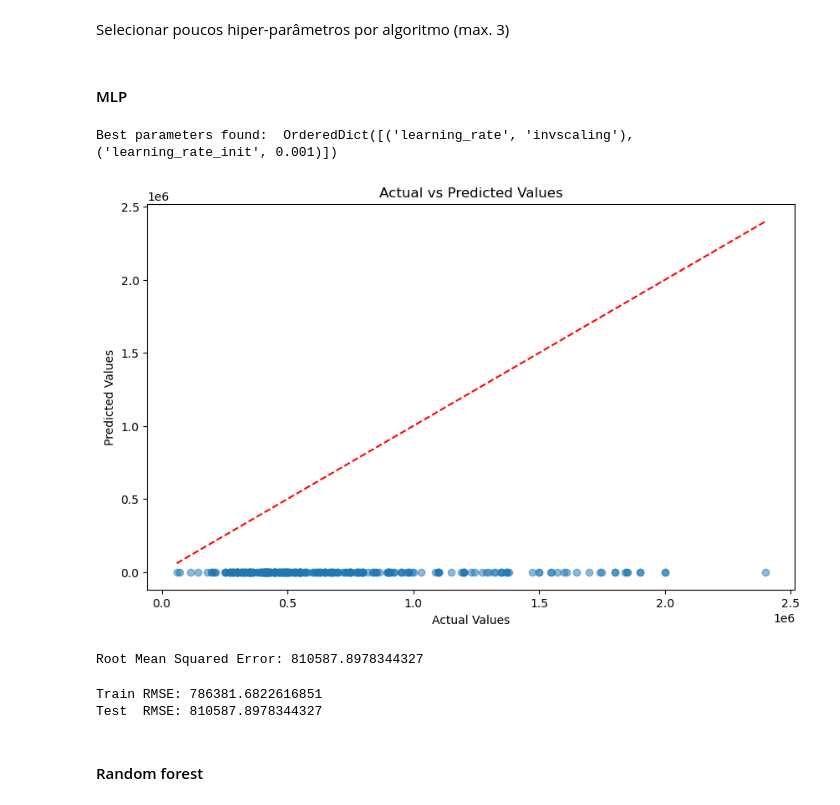
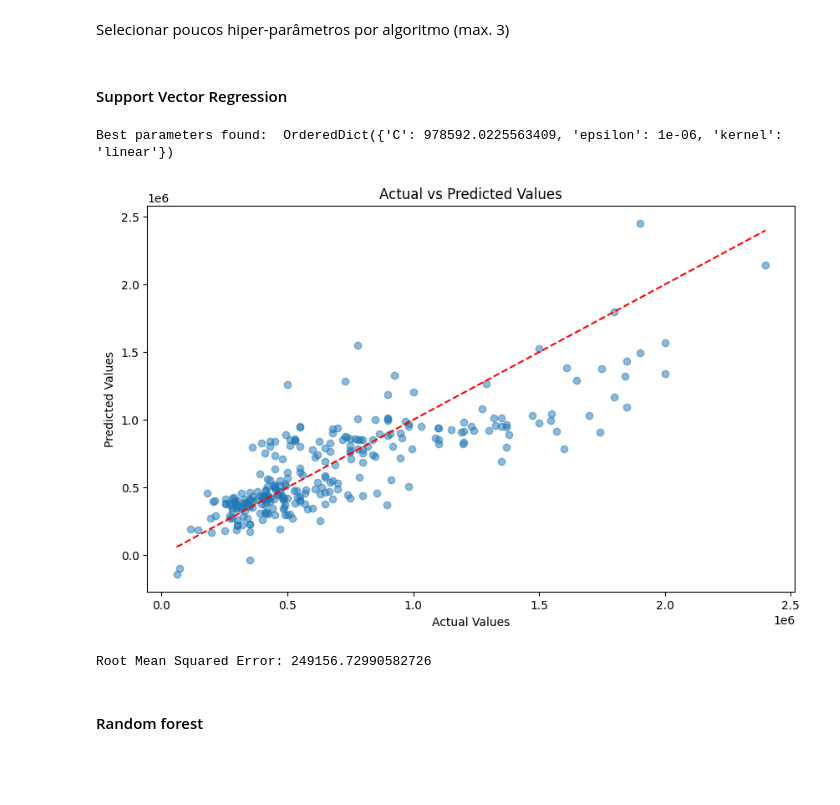
Before and after one commit to DaviMPaiva/scraping, a Jupyter notebook: notebook_analysis/projeto2.ipynb, the cells around one changed output. Drawn from its saved outputs; the diff is of its cells as text; code cells hidden in the pictures; blank space fills up the shorter version.

Commit message:
change in model

```diff
--- a/notebook_analysis/projeto2.ipynb
+++ b/notebook_analysis/projeto2.ipynb
@@ -144,3 +142,6 @@ mlpr = MLPRegressor(hidden_layer_sizes=(1024, 512, 124, 124, 64, 64, 64))
+# %%
+from sklearn.svm import SVR
+svr = SVR()
 # %%
 from sklearn.ensemble  import RandomForestRegressor
 rfr = RandomForestRegressor()
@@ -169,8 +173,8 @@ kfold = KFold(n_splits=5, shuffle=True, random_state=42)
 mse_scorer = make_scorer(mean_squared_error, greater_is_better=False)
 # %% [markdown]
 Selecionar poucos hiper-parâmetros por algoritmo (max. 3)
-# %% [markdown]
-#### MLP
+# %% [markdown]
+#### Support Vector Regression
 # %%
 from sklearn.preprocessing import StandardScaler
 # %%
@@ -181,12 +185,13 @@ X_val_scaled = scaler.transform(X_val)
 X_test_scaled = scaler.transform(X_test)
 
 search_space = {
-    'learning_rate':["constant", "invscaling", "adaptive"],
-    'learning_rate_init':[0.01, 0.001, 0.0001]
+    'C': (1e-6, 1e+6, 'log-uniform'),
+    'epsilon': (1e-6, 1e+1, 'log-uniform'),
+    'kernel': ['linear', 'poly', 'rbf', 'sigmoid']
 }
 
 opt = BayesSearchCV(
-    estimator=mlpr,
+    estimator=svr,
     search_spaces=search_space,
     n_iter=15,
     cv=kfold,
@@ -197,57 +202,43 @@ opt = BayesSearchCV(
 
 opt.fit(X_val_scaled, y_val)
 
-best_model_mlpr = MLPRegressor(**opt.best_params_)
+best_model_svr = SVR(**opt.best_params_)
 print("Best parameters found: ", opt.best_params_)
 # %% [output]
-Best parameters found:  OrderedDict([('learning_rate', 'invscaling'), ('learning_rate_init', 0.001)])
+Best parameters found:  OrderedDict({'C': 978592.0225563409, 'epsilon': 1e-06, 'kernel': 'linear'})
 # %%
 # Start an MLflow run
-with mlflow.start_run(run_name="MLPRegressor"):
+with mlflow.start_run(run_name="SVM"):
     # Log parameters
     mlflow.log_params(opt.best_params_)
 
-    best_model_mlpr.fit(X_train_scaled,y_train)
+    best_model_svr.fit(X_train_scaled,y_train)
 
-    y_pred = best_model_mlpr.predict(X_test_scaled)
+    y_pred = best_model_svr.predict(X_test_scaled)
 
     rmse = np.sqrt(mean_squared_error(y_test, y_pred))
     mlflow.log_metric('RMSE', rmse)
 
-    mlflow.sklearn.log_model(best_model_mlpr, 'model')
+    mlflow.sklearn.log_model(best_model_svr, 'model')
 
 
     plt.figure(figsize=(10, 6))
     plt.scatter(y_test, y_pred, alpha=0.5)
     plt.plot([min(y_test), max(y_test)], [min(y_test), max(y_test)], 'r--')
     plt.xlabel('Actual Values')
     plt.ylabel('Predicted Values')
     plt.title('Actual vs Predicted Values')
 
     plot_file = "sample_plot.png"
     plt.savefig(plot_file)
     mlflow.log_artifact(plot_file, artifact_path="plots")
 
     plt.show()
 
     print(f'Root Mean Squared Error: {rmse}')
 # %% [output]
-[figure, old version]
+[figure, new version]
-Root Mean Squared Error: 810587.8978344327
+Root Mean Squared Error: 249156.72990582726
-# %%
-y_pred_test = best_model_mlpr.predict(X_test_scaled)
-y_pred_train = best_model_mlpr.predict(X_train_scaled)
-# Calculate MSE for training set
-train_mse = np.sqrt(mean_squared_error(y_train, y_pred_train))
-
-# Calculate MSE for test set
-test_mse = np.sqrt(mean_squared_error(y_test, y_pred_test))
-
-print(f"Train RMSE: {train_mse}")
-print(f"Test  RMSE: {test_mse}")
-# %% [output]
-Train RMSE: 786381.6822616851
-Test  RMSE: 810587.8978344327
 # %% [markdown]
 #### Random forest
 # %%
```
Also changed, not shown: parts of 31 cells of this notebook.
